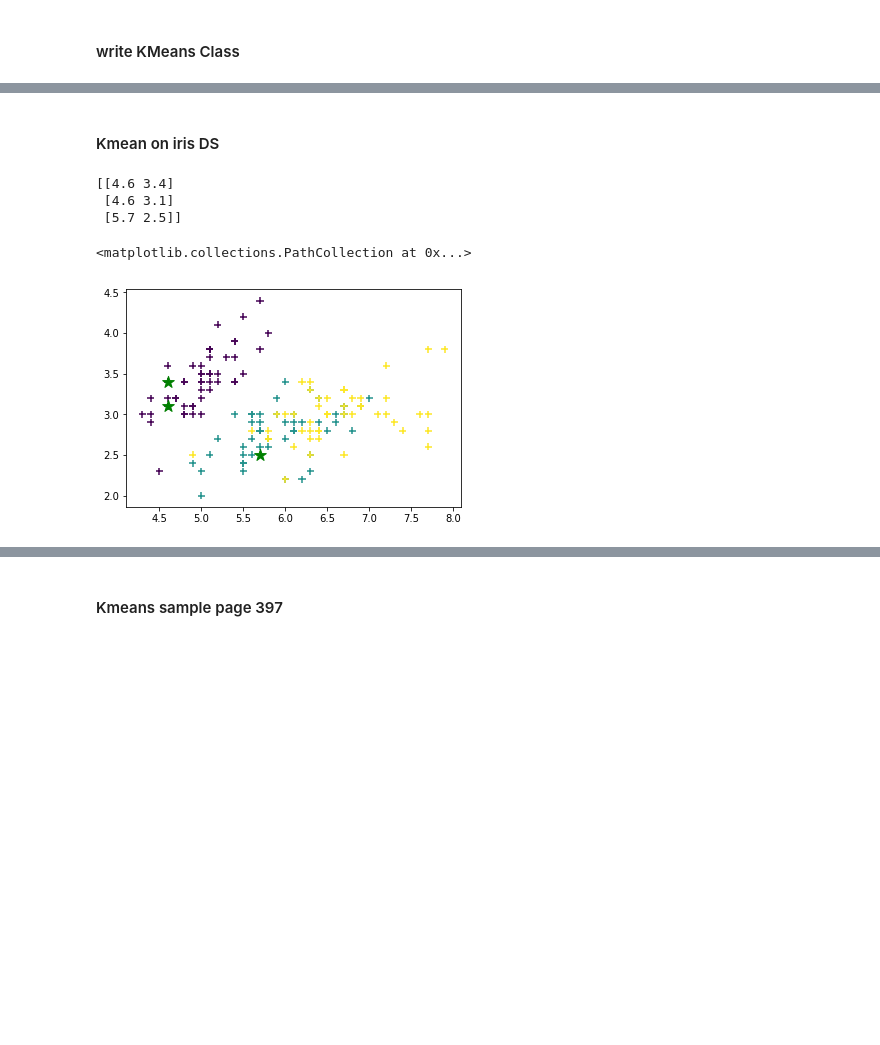
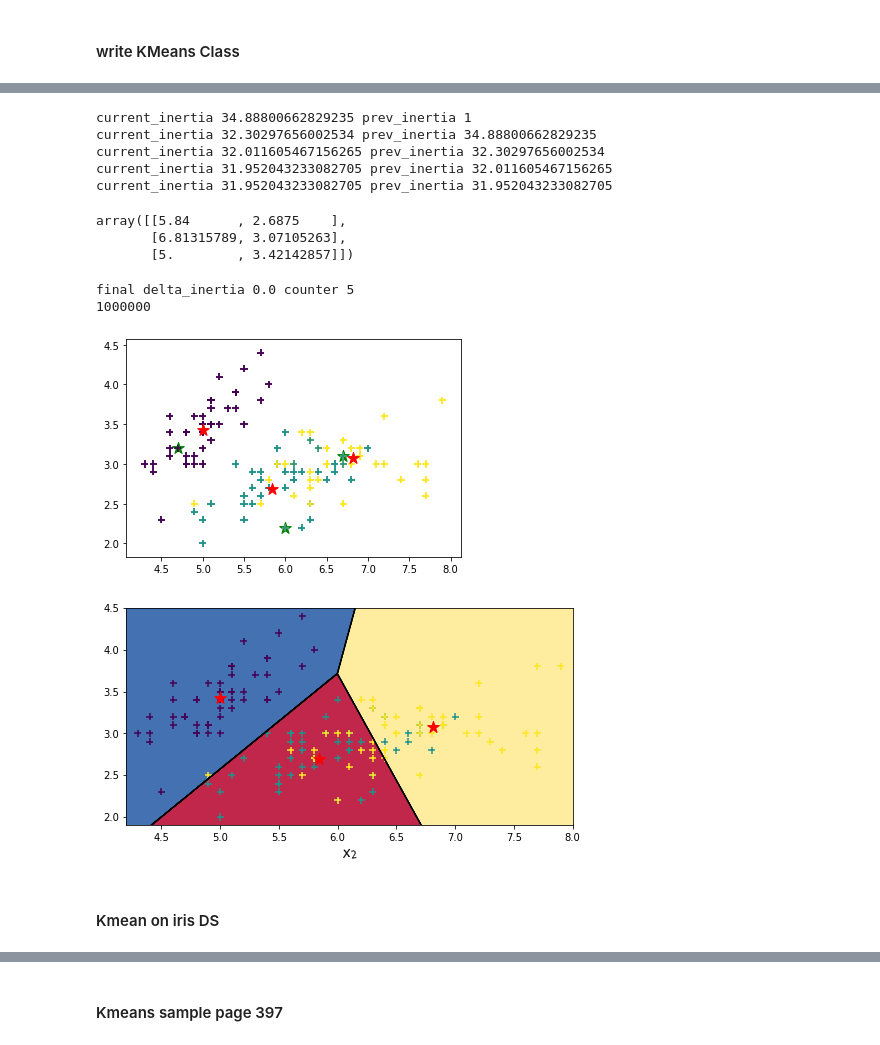
Before and after one commit to meitalis/meitalis_repository, a Jupyter notebook: samples/machine_learning/ml_clustering_K-mean.ipynb, the cells around one changed output, grey strips where cells are left out. Drawn from its saved outputs; the diff is of its cells as text; code cells hidden in the pictures; blank space fills up the shorter version.

Commit message:
sample

```diff
--- a/samples/machine_learning/ml_clustering_K-mean.ipynb
+++ b/samples/machine_learning/ml_clustering_K-mean.ipynb
@@ -1368,3 +115,45 @@ class MiniBatchKMeans(KMeans):
+# %%
+def plot_decision_boundaries(clusterer,X,resolution=1000,show_centroids=True):
+    mins = X.min(axis=0) - 0.1
+    maxs = X.max(axis=0) + 0.1
+    xx,yy = np.meshgrid(np.linspace(mins[0],maxs[0],resolution),
+                       np.linspace(mins[1],maxs[1],resolution))
+    Z = clusterer.predict(np.c_[xx.ravel(),yy.ravel()])
+    Z = Z.reshape(xx.shape)
+
+    plt.contourf(Z,extent=(mins[0],maxs[0],mins[1],maxs[1]),cmap=plt.cm.Spectral)
+    plt.contour(Z,extent=(mins[0],maxs[0],mins[1],maxs[1]),linewidths=1,colors='k')
+
+    plt.scatter(X[:,0], X[:,1],marker='+',c=y, s=50)
+    plt.scatter(clusterer.centroids_new[:,0], clusterer.centroids_new[:,1], marker='*', c='r', s=150)
+
+    #plot_data(X)
+
+#     if show_centroids:
+#         plot_cntroids(clusterer.cluster_centers_)
+
+    plt.xlabel("$x_1$",fontsize=14)
+    plt.xlabel("$x_2$",fontsize=14,rotation=8)
+# %%
+model = MyKMeans()
+model.fit(X_train,y_train)
+
+plt.figure(figsize=(8,4))
+plot_decision_boundaries(model,X)
+plt.show()
+# %% [output]
+current_inertia 34.88800662829235 prev_inertia 1
+current_inertia 32.30297656002534 prev_inertia 34.88800662829235
+current_inertia 32.011605467156265 prev_inertia 32.30297656002534
+current_inertia 31.952043233082705 prev_inertia 32.011605467156265
+current_inertia 31.952043233082705 prev_inertia 31.952043233082705
+array([[5.84      , 2.6875    ],
+       [6.81315789, 3.07105263],
+       [5.        , 3.42142857]])
+final delta_inertia 0.0 counter 5
+1000000
+[figure, added]
+[figure, added]
 # %% [markdown]
 #### Kmean on iris DS
 # %%
@@ -1390,8 +179,11 @@ xmax2 = X[1].max()
 
 #x_1 = np.random.uniform(low=xmin1, high=xmax1,size=3)
 #x_2 = np.random.uniform(low=xmin2, high=xmax2,size=3)
+
+k = 3
+
 df = pd.DataFrame(X)
-centers = df.sample(3,random_state=2)
+centers = df.sample(k)
 # print('sample')
 # print(centers)
 # print('************************')
@@ -1401,20 +193,14 @@ centers = df.sample(3,random_state=2)
 #np.random.randint(low=1, high=100, size=4)
 #np.random.randint(low=1, high=100, size=4)
 
-k = 3
+
 
 #centroids = np.array([[xmin1,xmin2], [xmean1,xmean2] ,[xmax1,xmax2]])
-centroids = np.array([[centers.iloc[0][0],centers.iloc[0][1]], [centers.iloc[1][0],centers.iloc[1][1]] ,[centers.iloc[2][0],centers.iloc[2][1]]])
+centroids = np.array(centers) #np.array([[centers.iloc[0][0],centers.iloc[0][1]], [centers.iloc[1][0],centers.iloc[1][1]] ,[centers.iloc[2][0],centers.iloc[2][1]]])
 print(centroids)
 
 plt.scatter(X[:,0], X[:,1],marker='+',c=y, s=50)
 plt.scatter(centroids[:,0], centroids[:,1], marker='*', c='g', s=150)
-# %% [output]
-[[4.6 3.4]
- [4.6 3.1]
- [5.7 2.5]]
-<matplotlib.collections.PathCollection at 0x...>
-[figure, removed]
 # %%
 centroids_old = np.zeros(centroids.shape) # to store old centers
 #display('centroids_old',centroids_old)
```
Also changed, not shown: parts of 6 cells of this notebook, 3 other files.
